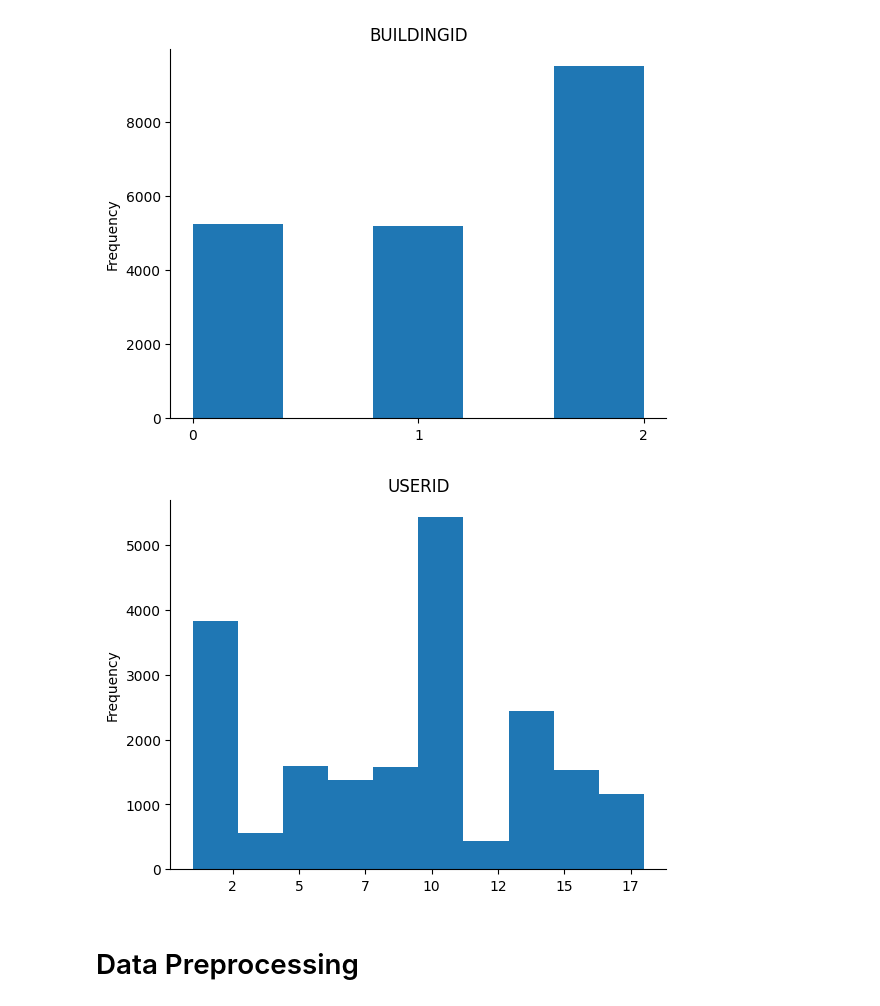
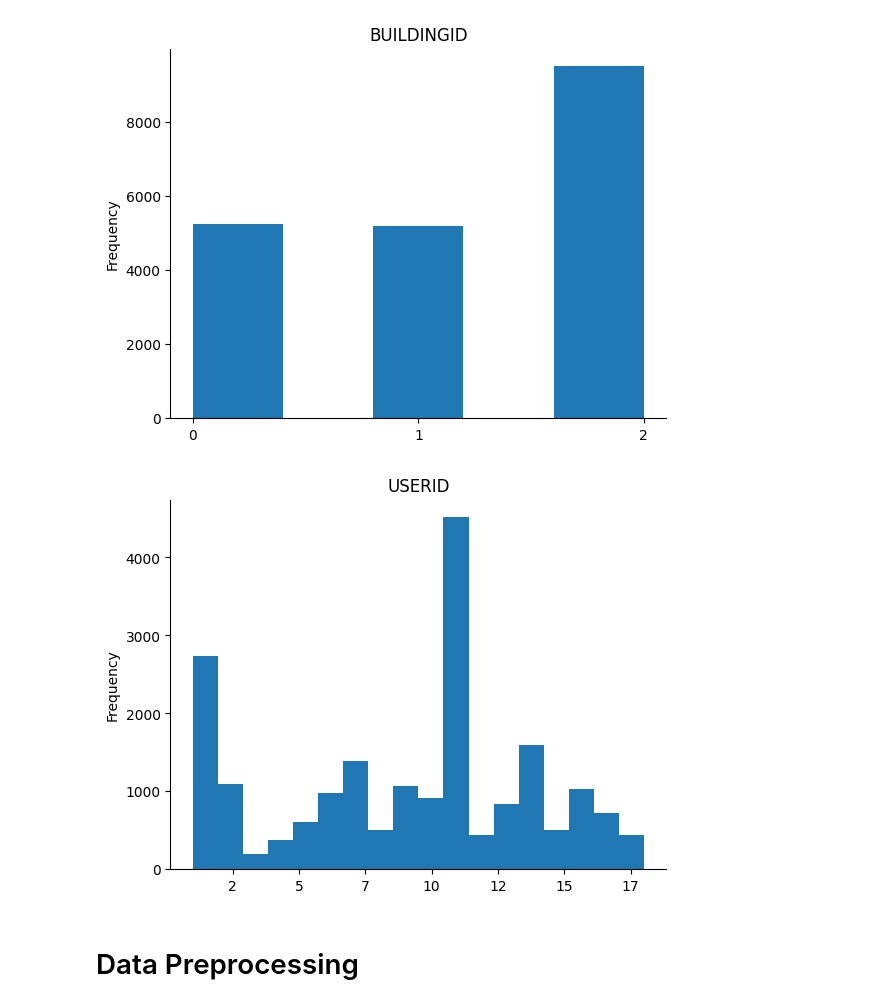
Before and after one commit to isurushanaka/ICARC2025-Tutorial, a Jupyter notebook: Tutorial.ipynb, the cells around one changed output. Cells and saved outputs as stored; diff of their text form; code cells hidden in the pictures.

```diff
--- a/Tutorial.ipynb
+++ b/Tutorial.ipynb
@@ -68,15 +68,15 @@ plt.show()
 # %%
 from matplotlib import pyplot as plt
 from matplotlib.ticker import FormatStrFormatter
 
-train_df['USERID'].plot(kind='hist', bins=10, title='USERID')
+train_df['USERID'].plot(kind='hist', bins=18, title='USERID')
 plt.gca().spines[['top', 'right',]].set_visible(False)
 plt.gca().xaxis.set_major_formatter(FormatStrFormatter('%d'))  # For x-axis
 plt.gca().yaxis.set_major_formatter(FormatStrFormatter('%d'))  # For y-axis
 
 plt.show()
 # %% [output]
-[figure, old version]
+[figure, new version]
 # %% [markdown]
 # Data Preprocessing
 # %% [markdown]
```
